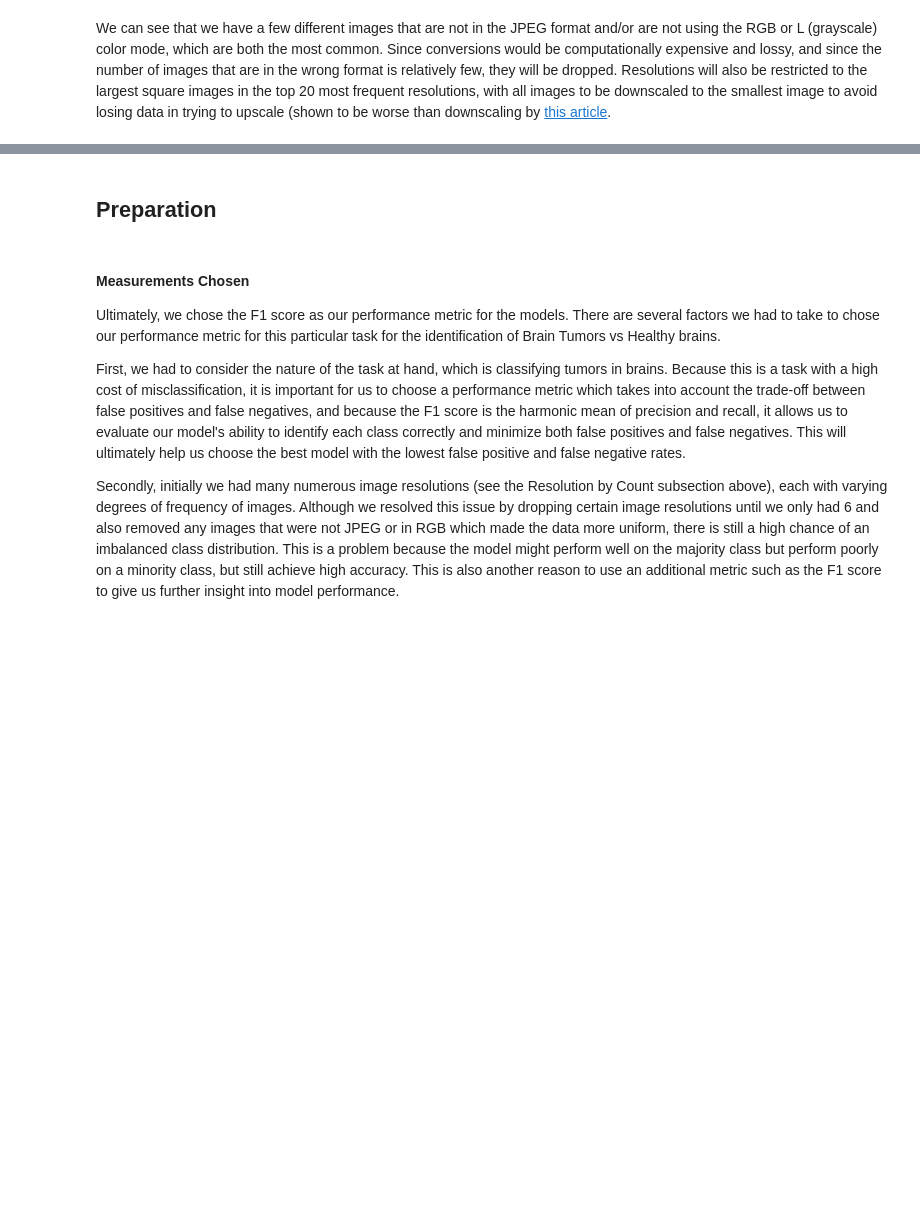
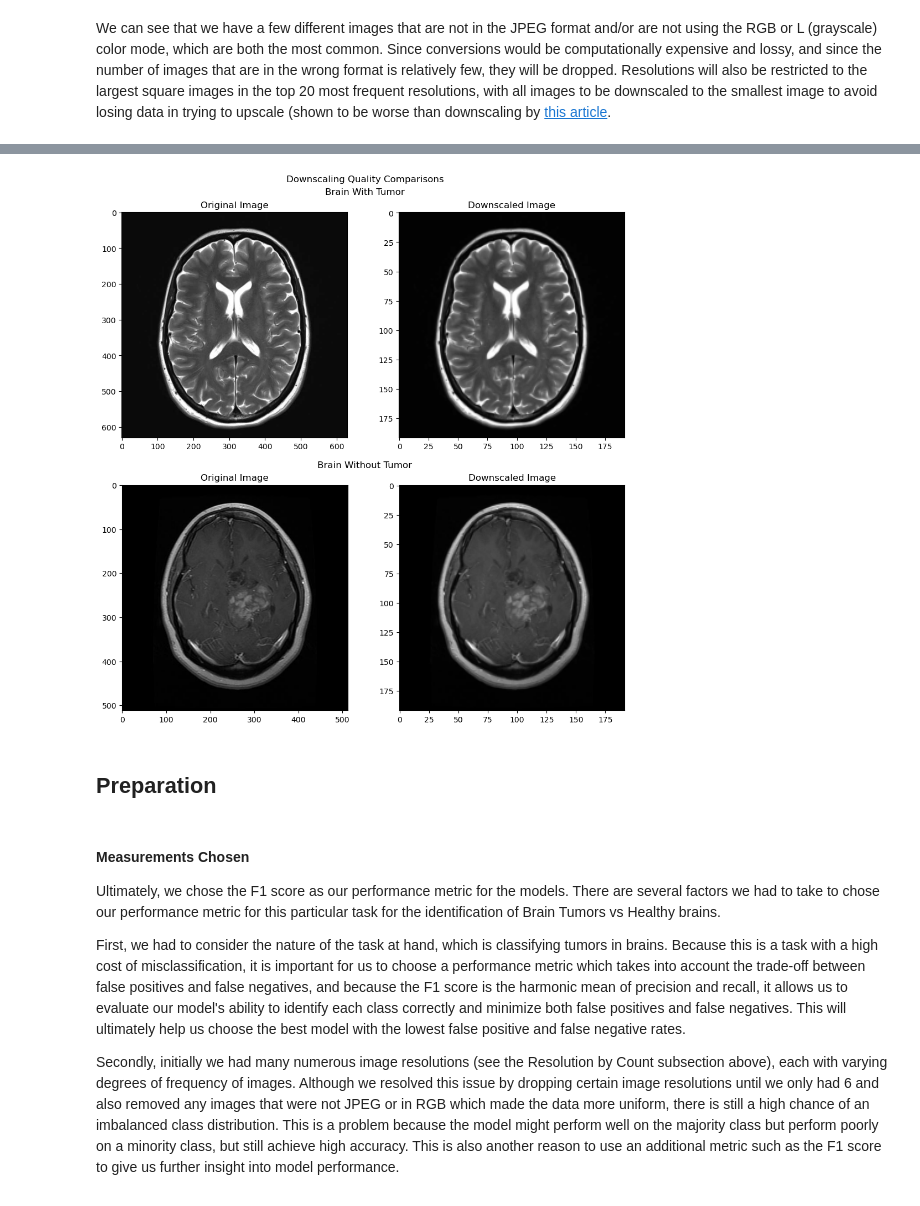
Before and after one commit to S-Bryce/ML-Lab-6, a Jupyter notebook: main.ipynb, the cells around one changed output, grey strips where cells are left out. Cells and saved outputs as stored; diff of their text form; code cells hidden in the pictures; blank space fills up the shorter version.

```diff
--- a/main.ipynb
+++ b/main.ipynb
@@ -127,10 +103,7 @@ Resolutions will also be restricted to the largest square images in the top 20 m
 # %%
 # First we identify undesirable images
 # TODO: convert RGBA to RGB?
-
-a = df[(df["mode"] != "RGB") | (df["mode"] != "L")]
-print(a)
-bad_columns = df[(df["format"] != "JPEG") | (df["mode"] != "RGB" | df["mode"] != "L") |
+bad_columns = df[(df["format"] != "JPEG") | (df["mode"] != "RGB") |
                  ((df["shape"] != "(630, 630, 3)")
                   & (df["shape"] != "(512, 512, 3)")
                   & (df["shape"] != "(442, 442, 3)")
@@ -177,48 +147,59 @@ healthy_images = []
 original_images = [file for file in listdir("Brain Tumor Data Set/Brain Tumor/") if isfile(join("Brain Tumor Data Set/Brain Tumor/", file))] + [file for file in listdir("Brain Tumor Data Set/Healthy/") if isfile(join("Brain Tumor Data Set/Healthy/", file))]
 for image in original_images:
     if "Not" in image:
+        (Image.open(join("Brain Tumor Data Set/Healthy/", image)).convert('L')).save(join("Brain Tumor Data Set/Healthy/", image))
         cancer_images.append(plt.imread(join("Brain Tumor Data Set/Healthy/", image)))
     else:
+        (Image.open(join("Brain Tumor Data Set/Brain Tumor/", image)).convert('L')).save(join("Brain Tumor Data Set/Brain Tumor/", image))
         healthy_images.append(plt.imread(join("Brain Tumor Data Set/Brain Tumor/", image)))
 
 images = []
+targets = []
 for image_set in (cancer_images, healthy_images):
     for image in image_set:
+        # Healthy
+        if len(image_set) == 576:
+            targets.append(1)
+        # Cancer
+        else:
+            targets.append(0)
         # Apply the resizing non-uniformly since evidently it affects images
         # even if they're the same size as the target resolution.
         # Difference with Linear PCA was:
         #   Applied to every image:
         #     233 components with λ > 1 for 92% explanation
         #   Applied to mis-sized images:
         #     256 components with λ > 1 for 99% explanation
 
         #images.append(resize(image, (192, 192), anti_aliasing=True).flatten())
         if len(image) != 192:
             resized = resize(image, (192, 192), anti_aliasing=True)
             #print(resized.shape)
             images.append(resized)
         else:
             #print(image.shape)
             images.append(image)
 images = np.array(images)
-
+targets = np.array(targets)
 
 fig = plt.figure(constrained_layout=True, figsize=(10,10))
 fig.suptitle("Downscaling Quality Comparisons")
 subfigs = fig.subfigures(2, 1)
 ax_cancer = subfigs[0].subplots(1, 2)
 subfigs[0].suptitle("Brain With Tumor")
 ax_cancer[0].imshow(cancer_images[0], cmap='gray')
 ax_cancer[0].set_title("Original Image")
-ax_cancer[1].imshow(images[0].reshape(192, 192, 3), cmap='gray')
+ax_cancer[1].imshow(images[0].reshape(192, 192, 1), cmap='gray')
 ax_cancer[1].set_title("Downscaled Image")
 ax_healthy = subfigs[1].subplots(1, 2)
 subfigs[1].suptitle("Brain Without Tumor")
 ax_healthy[0].imshow(healthy_images[0], cmap='gray')
 ax_healthy[0].set_title("Original Image")
-ax_healthy[1].imshow(images[len(cancer_images)].reshape(192, 192, 3), cmap='gray')
+ax_healthy[1].imshow(images[len(cancer_images)].reshape(192, 192, 1), cmap='gray')
 ax_healthy[1].set_title("Downscaled Image")
 plt.show()
+# %% [output]
+[figure, added]
 # %% [markdown]
 ## Preparation
 # %% [markdown]
```
Also changed, not shown: parts of 16 cells of this notebook.
